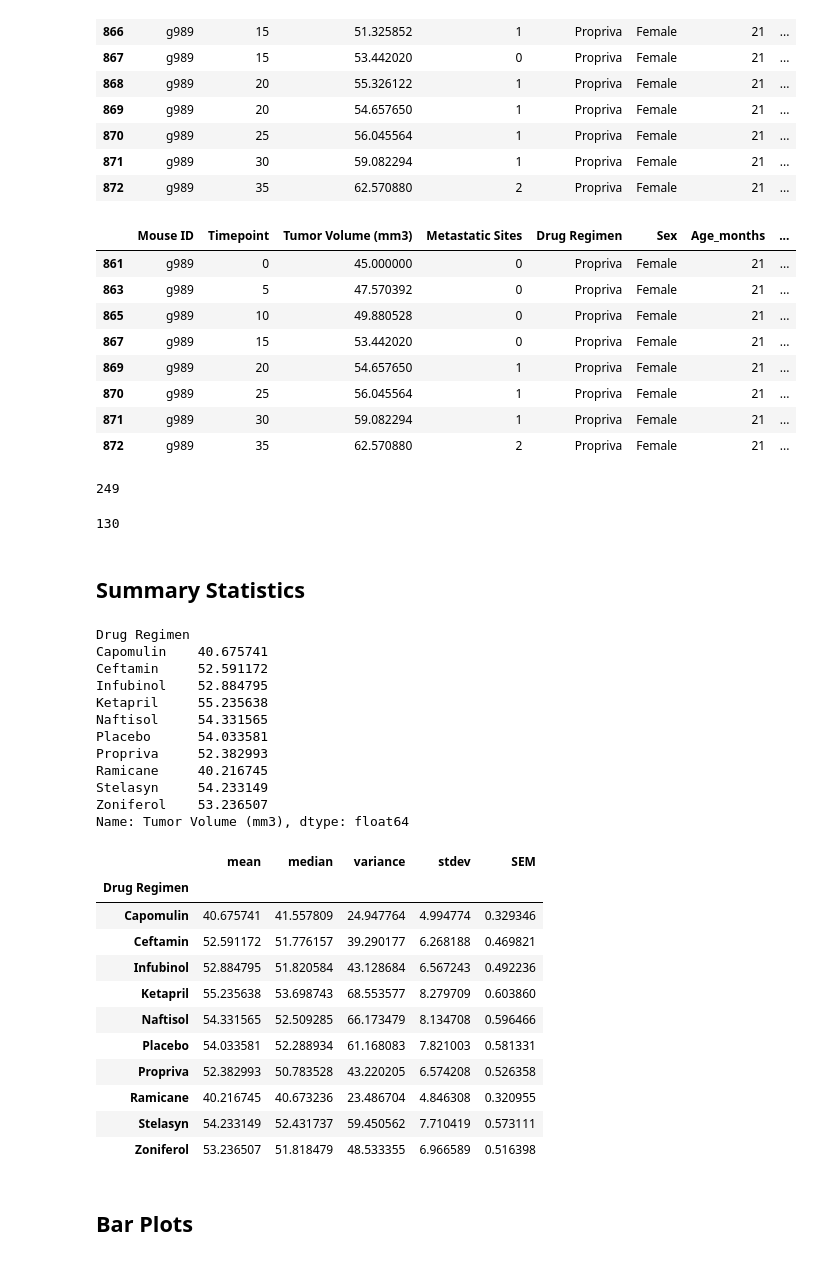
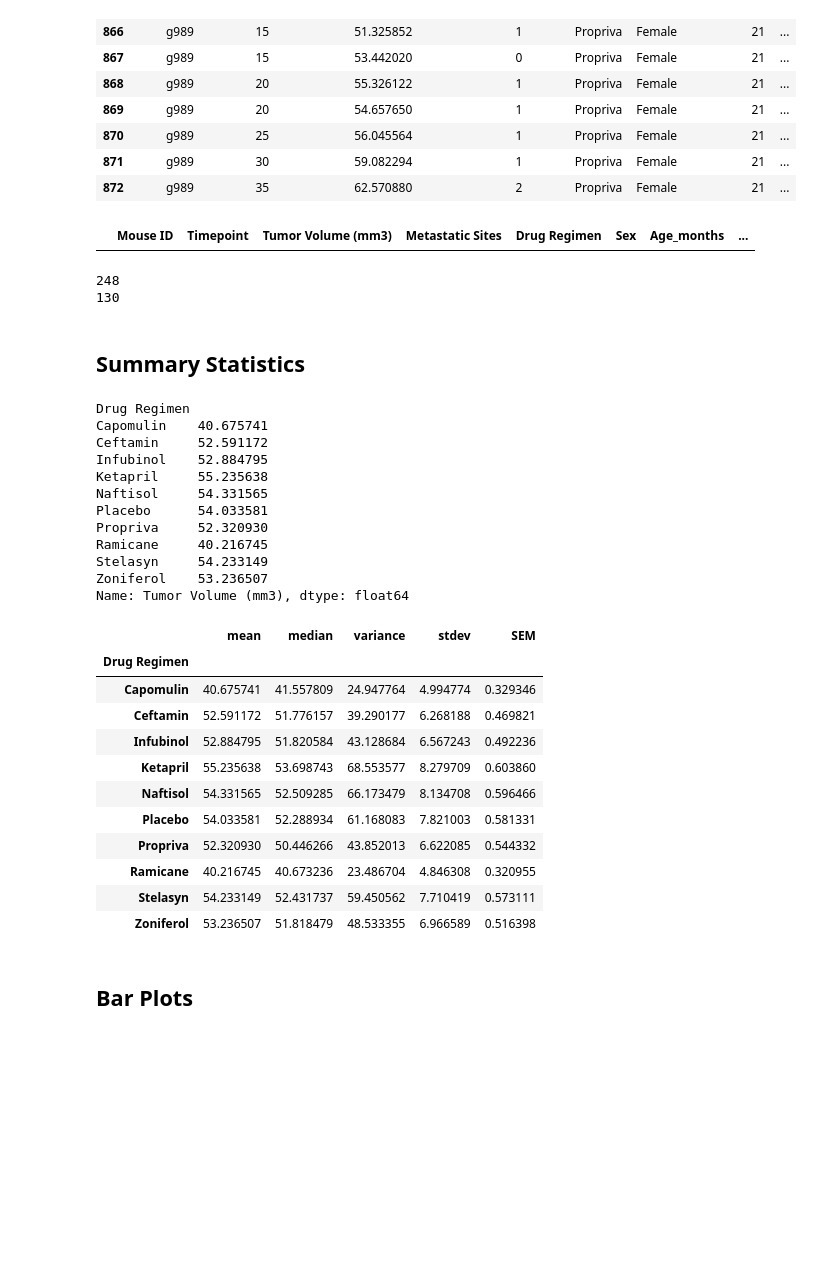
Before and after one commit to kyraha/UMN_HW05_Matplotlib, a Jupyter notebook: pymaceuticals_starter.ipynb, the cells around one changed output. Drawn from its saved outputs; the diff is of its cells as text; code cells hidden in the pictures; blank space fills up the shorter version.

```diff
--- a/pymaceuticals_starter.ipynb
+++ b/pymaceuticals_starter.ipynb
@@ -49,7 +49,8 @@ df_flat[s1]
 | 869 | g989 | 20 | 54.657650 | 1 | Propriva | Female | 21 | ... |
 # %%
 # Optional: Get all the data for the duplicate mouse ID.
-df_flat[df_flat["Mouse ID"] == "g989"]
+corrupt_mouse = df_flat[df_flat["Mouse ID"] == "g989"]
+corrupt_mouse
 # %% [output]
 |  | Mouse ID | Timepoint | Tumor Volume (mm3) | Metastatic Sites | Drug Regimen | Sex | Age_months | ... |
 | 860 | g989 | 0 | 45.000000 | 0 | Propriva | Female | 21 | ... |
@@ -67,31 +68,24 @@ df_flat[df_flat["Mouse ID"] == "g989"]
 | 872 | g989 | 35 | 62.570880 | 2 | Propriva | Female | 21 | ... |
 # %%
 # Create a clean DataFrame by dropping the duplicate mouse by its ID.
-deduped = df_flat.drop_duplicates(["Mouse ID", "Timepoint"], keep="last")
+deduped = df_flat.drop(corrupt_mouse.index)
 deduped[deduped["Mouse ID"] == "g989"]
 # %% [output]
 |  | Mouse ID | Timepoint | Tumor Volume (mm3) | Metastatic Sites | Drug Regimen | Sex | Age_months | ... |
-| 861 | g989 | 0 | 45.000000 | 0 | Propriva | Female | 21 | ... |
-| 863 | g989 | 5 | 47.570392 | 0 | Propriva | Female | 21 | ... |
-| 865 | g989 | 10 | 49.880528 | 0 | Propriva | Female | 21 | ... |
-| 867 | g989 | 15 | 53.442020 | 0 | Propriva | Female | 21 | ... |
-| 869 | g989 | 20 | 54.657650 | 1 | Propriva | Female | 21 | ... |
-| 870 | g989 | 25 | 56.045564 | 1 | Propriva | Female | 21 | ... |
-| 871 | g989 | 30 | 59.082294 | 1 | Propriva | Female | 21 | ... |
-| 872 | g989 | 35 | 62.570880 | 2 | Propriva | Female | 21 | ... |
 # %%
 # Checking the number of mice in the clean DataFrame.
 print(len(deduped["Mouse ID"].unique()))
 s0 = deduped.groupby("Mouse ID")["Timepoint"].count()
-s0[s0 == 10].count()
+print(s0[s0 == 10].count())
 # %% [output]
-249
+248
+130
-130
 # %% [markdown]
 ## Summary Statistics
 # %%
 # Generate a summary statistics table of mean, median, variance, standard deviation, and SEM of the tumor volume for each regimen
 gby_regimen = deduped.groupby("Drug Regimen")
+# Let's see how it works doing one of them:
 gby_regimen["Tumor Volume (mm3)"].mean()
 # This method is the most straighforward, creating multiple series and putting them all together at the end.
 # %% [output]
@@ -102,7 +96,7 @@ Infubinol    52.884795
 Ketapril     55.235638
 Naftisol     54.331565
 Placebo      54.033581
-Propriva     52.382993
+Propriva     52.320930
 Ramicane     40.216745
 Stelasyn     54.233149
 Zoniferol    53.236507
@@ -126,7 +120,7 @@ summary
 | Ketapril | 55.235638 | 53.698743 | 68.553577 | 8.279709 | 0.603860 |
 | Naftisol | 54.331565 | 52.509285 | 66.173479 | 8.134708 | 0.596466 |
 | Placebo | 54.033581 | 52.288934 | 61.168083 | 7.821003 | 0.581331 |
-| Propriva | 52.382993 | 50.783528 | 43.220205 | 6.574208 | 0.526358 |
+| Propriva | 52.320930 | 50.446266 | 43.852013 | 6.622085 | 0.544332 |
 | Ramicane | 40.216745 | 40.673236 | 23.486704 | 4.846308 | 0.320955 |
 | Stelasyn | 54.233149 | 52.431737 | 59.450562 | 7.710419 | 0.573111 |
 | Zoniferol | 53.236507 | 51.818479 | 48.533355 | 6.966589 | 0.516398 |
```
Also changed, not shown: parts of 4 cells of this notebook.
